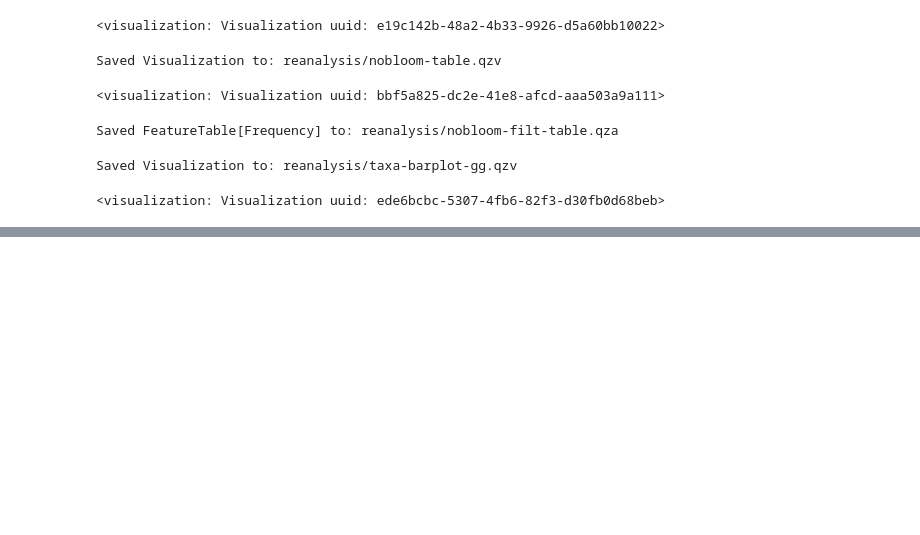
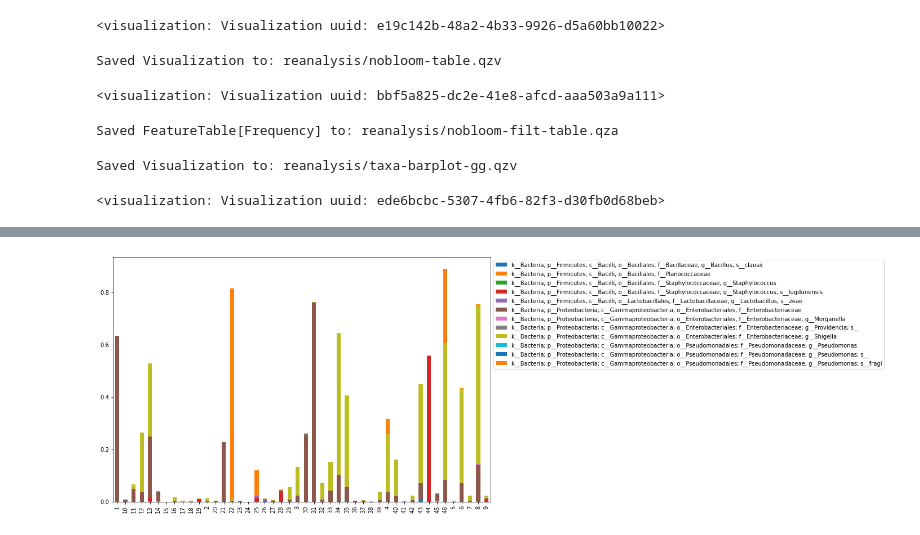
Before and after one commit to sterrettJD/Chemobrain, a Jupyter notebook: Filter-bloomed-and-reanalyze.ipynb, the cells around one changed output, grey strips where cells are left out. Cells and saved outputs as stored; diff of their text form; code cells hidden in the pictures; blank space fills up the shorter version.

```diff
--- a/Filter-bloomed-and-reanalyze.ipynb
+++ b/Filter-bloomed-and-reanalyze.ipynb
@@ -268,0 +343,17 @@ weighted_unifrac_sig_results.csv
+# %%
+filtered_df_tax_rel_mat = np.matrix(filtered_df_tax) / np.sum(np.matrix(biom_df.drop(["index","Sequence","to_drop"], axis=1)),
+                                                                     axis=0)
+# %%
+filtered_df_tax_rel = pd.DataFrame(filtered_df_tax_rel_mat,
+                                   index=filtered_df_tax.index,
+                                   columns=filtered_df_tax.columns)
+# %%
+filtered_df_tax_rel = filtered_df_tax_rel.reset_index().groupby("Taxon").sum()
+# %%
+ax = filtered_df_tax_rel.T.plot(kind='bar', stacked=True,)
+ax.legend(bbox_to_anchor=[1,1])
+
+plt.gcf().set_size_inches(12,8)
+plt.show()
+# %% [output]
+[figure, added]
```
Also changed, not shown: parts of 40 cells of this notebook.
